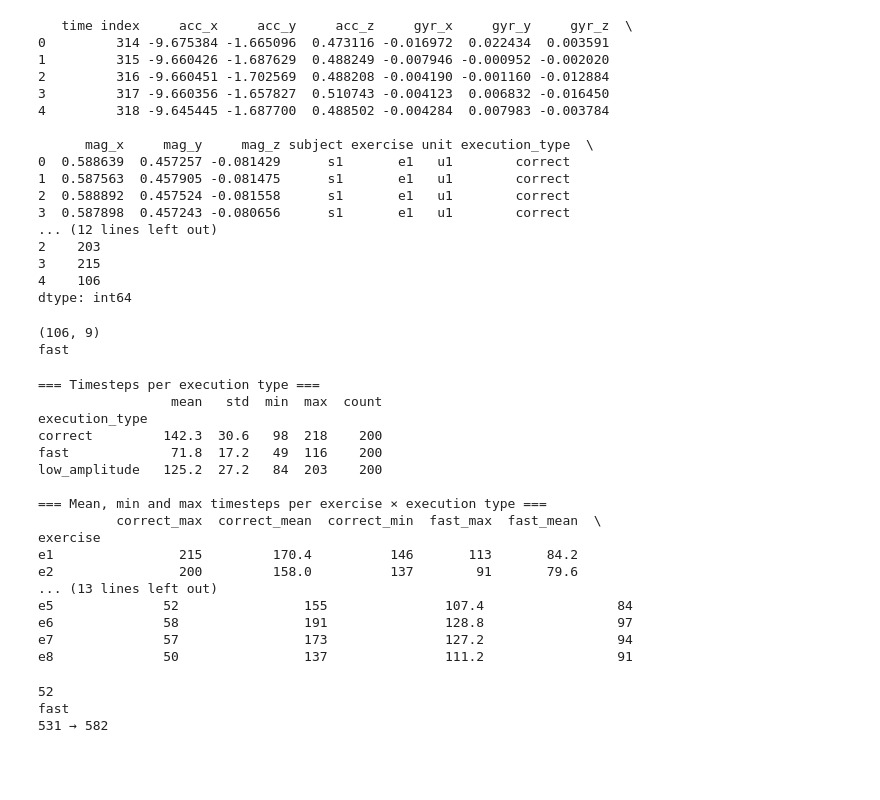
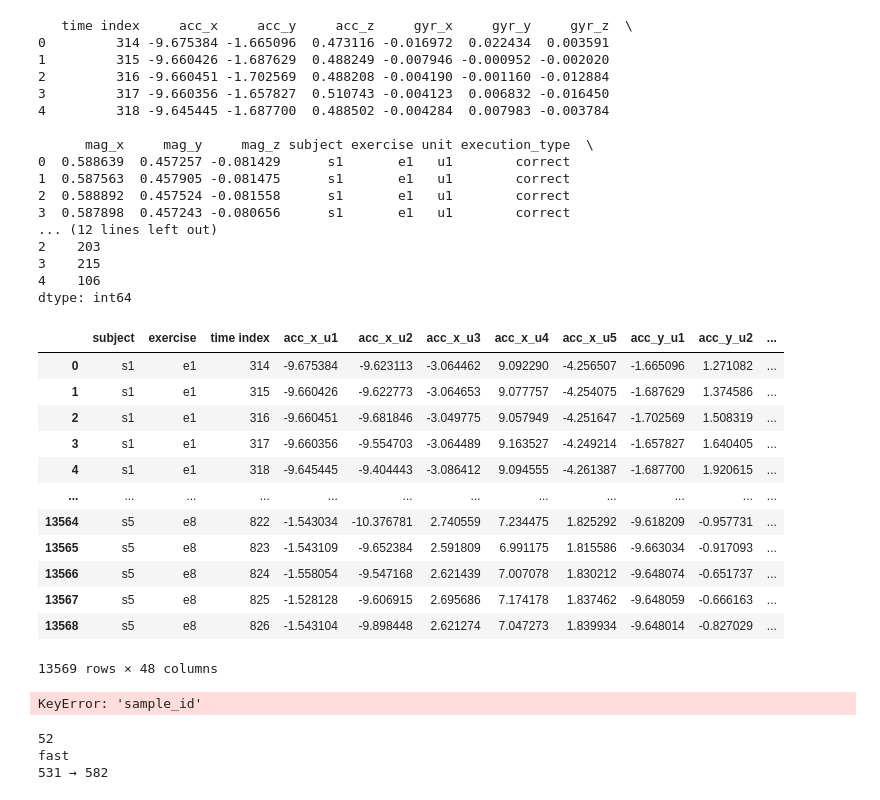
Before and after one commit to alessandrodipiano/wearable-sensor-exercise-recognition, a Jupyter notebook: notebooks/preprocessing.ipynb, the cells around one changed output. Cells and saved outputs as stored; diff of their text form; code cells hidden in the pictures; blank space fills up the shorter version.

Commit message:
corrected the datset

```diff
--- a/notebooks/preprocessing.ipynb
+++ b/notebooks/preprocessing.ipynb
@@ -16,24 +16,59 @@ root = Path(DATA_DIR)
 # %%
 templates_df=build_df(root)
 
 print(templates_df.head())
 print("number of samples:", templates_df["sample_id"].nunique())
 print(templates_df.groupby("sample_id").size().head())
+
+
+value_cols = [
+    'acc_x', 'acc_y', 'acc_z',
+    'gyr_x', 'gyr_y', 'gyr_z',
+    'mag_x', 'mag_y', 'mag_z'
+]
+
+merged_df = (
+    templates_df
+    .pivot_table(
+        index=['subject', 'exercise', 'time index'],
+        columns='unit',
+        values=value_cols,
+        aggfunc='first'
+    )
+)
+
+merged_df.columns = [f'{feature}_{unit}' for feature, unit in merged_df.columns]
+merged_df = merged_df.reset_index()
+
+merged_df
 # %% [output]
    time index     acc_x     acc_y     acc_z     gyr_x     gyr_y     gyr_z  \
 0         314 -9.675384 -1.665096  0.473116 -0.016972  0.022434  0.003591
 1         315 -9.660426 -1.687629  0.488249 -0.007946 -0.000952 -0.002020
 2         316 -9.660451 -1.702569  0.488208 -0.004190 -0.001160 -0.012884
 3         317 -9.660356 -1.657827  0.510743 -0.004123  0.006832 -0.016450
 4         318 -9.645445 -1.687700  0.488502 -0.004284  0.007983 -0.003784
 
       mag_x     mag_y     mag_z subject exercise unit execution_type  \
 0  0.588639  0.457257 -0.081429      s1       e1   u1        correct
 1  0.587563  0.457905 -0.081475      s1       e1   u1        correct
 2  0.588892  0.457524 -0.081558      s1       e1   u1        correct
 3  0.587898  0.457243 -0.080656      s1       e1   u1        correct
 ... (12 lines left out)
 2    203
 3    215
 4    106
 dtype: int64
+|  | subject | exercise | time index | acc_x_u1 | acc_x_u2 | acc_x_u3 | acc_x_u4 | acc_x_u5 | acc_y_u1 | acc_y_u2 | ... |
+| 0 | s1 | e1 | 314 | -9.675384 | -9.623113 | -3.064462 | 9.092290 | -4.256507 | -1.665096 | 1.271082 | ... |
+| 1 | s1 | e1 | 315 | -9.660426 | -9.622773 | -3.064653 | 9.077757 | -4.254075 | -1.687629 | 1.374586 | ... |
+| 2 | s1 | e1 | 316 | -9.660451 | -9.681846 | -3.049775 | 9.057949 | -4.251647 | -1.702569 | 1.508319 | ... |
+| 3 | s1 | e1 | 317 | -9.660356 | -9.554703 | -3.064489 | 9.163527 | -4.249214 | -1.657827 | 1.640405 | ... |
+| 4 | s1 | e1 | 318 | -9.645445 | -9.404443 | -3.086412 | 9.094555 | -4.261387 | -1.687700 | 1.920615 | ... |
+| ... | ... | ... | ... | ... | ... | ... | ... | ... | ... | ... | ... |
+| 13564 | s5 | e8 | 822 | -1.543034 | -10.376781 | 2.740559 | 7.234475 | 1.825292 | -9.618209 | -0.957731 | ... |
+| 13565 | s5 | e8 | 823 | -1.543109 | -9.652384 | 2.591809 | 6.991175 | 1.815586 | -9.663034 | -0.917093 | ... |
+| 13566 | s5 | e8 | 824 | -1.558054 | -9.547168 | 2.621439 | 7.007078 | 1.830212 | -9.648074 | -0.651737 | ... |
+| 13567 | s5 | e8 | 825 | -1.528128 | -9.606915 | 2.695686 | 7.174178 | 1.837462 | -9.648059 | -0.666163 | ... |
+| 13568 | s5 | e8 | 826 | -1.543104 | -9.898448 | 2.621274 | 7.047273 | 1.839934 | -9.648014 | -0.827029 | ... |
+13569 rows × 48 columns
@@ -46,14 +75,3 @@ feature_cols = [
-# %%
-sample = templates_df[templates_df["sample_id"] == 1]
-
-X = sample[feature_cols].values
-y = sample["execution_type"].iloc[0]
-
-print(X.shape)
-print(y)
-# %% [output]
-(106, 9)
-fast
 # %%
 import pandas as pd
 
@@ -117,25 +135,9 @@ def analyze_segment_lengths(templates_df):
 
     return lengths, summary, per_exercise
 # %%
-lengths, summary, per_exercise = analyze_segment_lengths(templates_df)
+lengths, summary, per_exercise = analyze_segment_lengths(merged_df)
 # %% [output]
-=== Timesteps per execution type ===
-                 mean   std  min  max  count
-execution_type
-correct         142.3  30.6   98  218    200
-fast             71.8  17.2   49  116    200
-low_amplitude   125.2  27.2   84  203    200
-
-=== Mean, min and max timesteps per exercise × execution type ===
-          correct_max  correct_mean  correct_min  fast_max  fast_mean  \
-exercise
-e1                215         170.4          146       113       84.2
-e2                200         158.0          137        91       79.6
-... (13 lines left out)
-e5              52                155               107.4                 84
-e6              58                191               128.8                 97
-e7              57                173               127.2                 94
-e8              50                137               111.2                 91
+KeyError: 'sample_id'
 # %%
 sample_x = templates_df[templates_df["sample_id"] == 301]
 print(len(sample_x))
```
Also changed, not shown: parts of 1 cell of this notebook.
